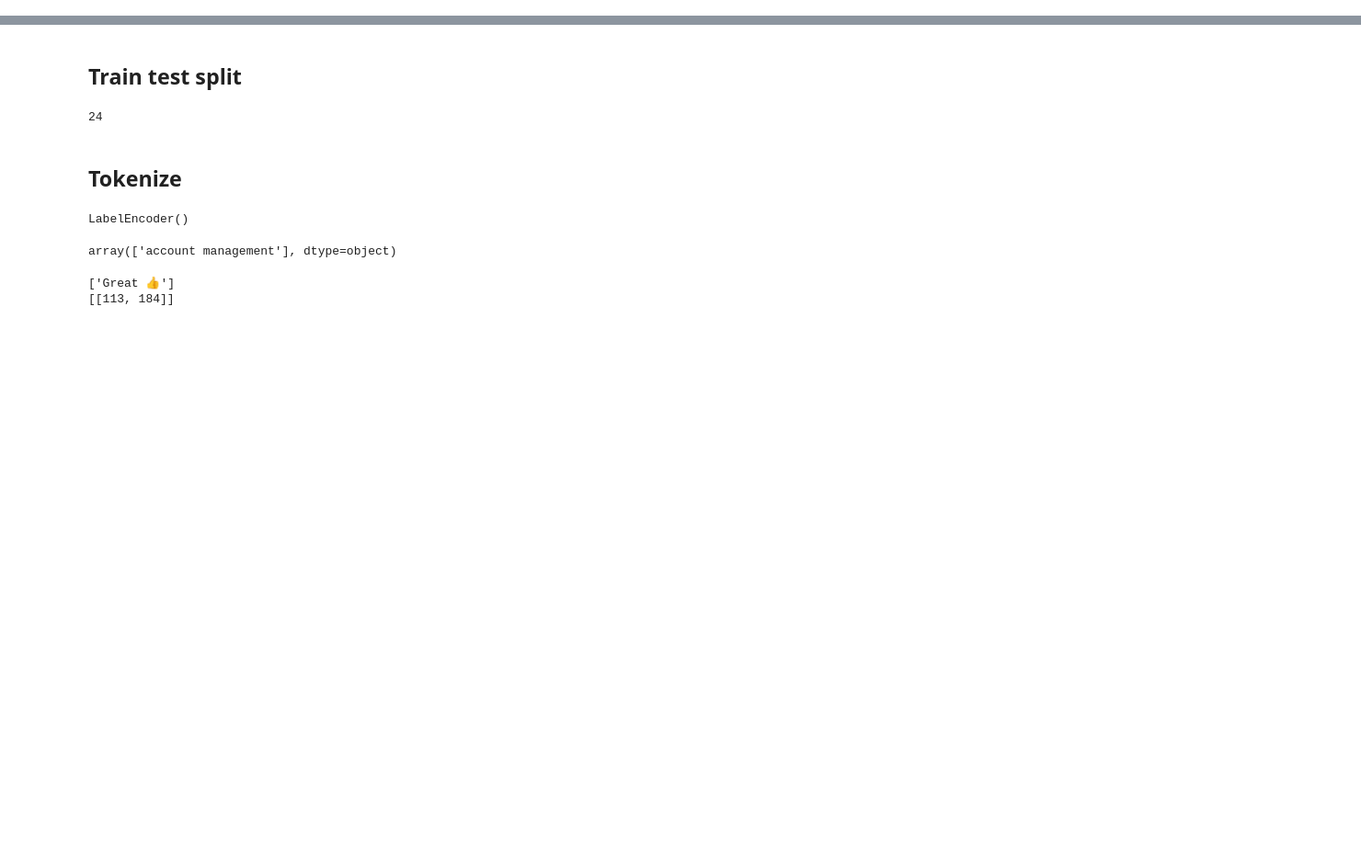
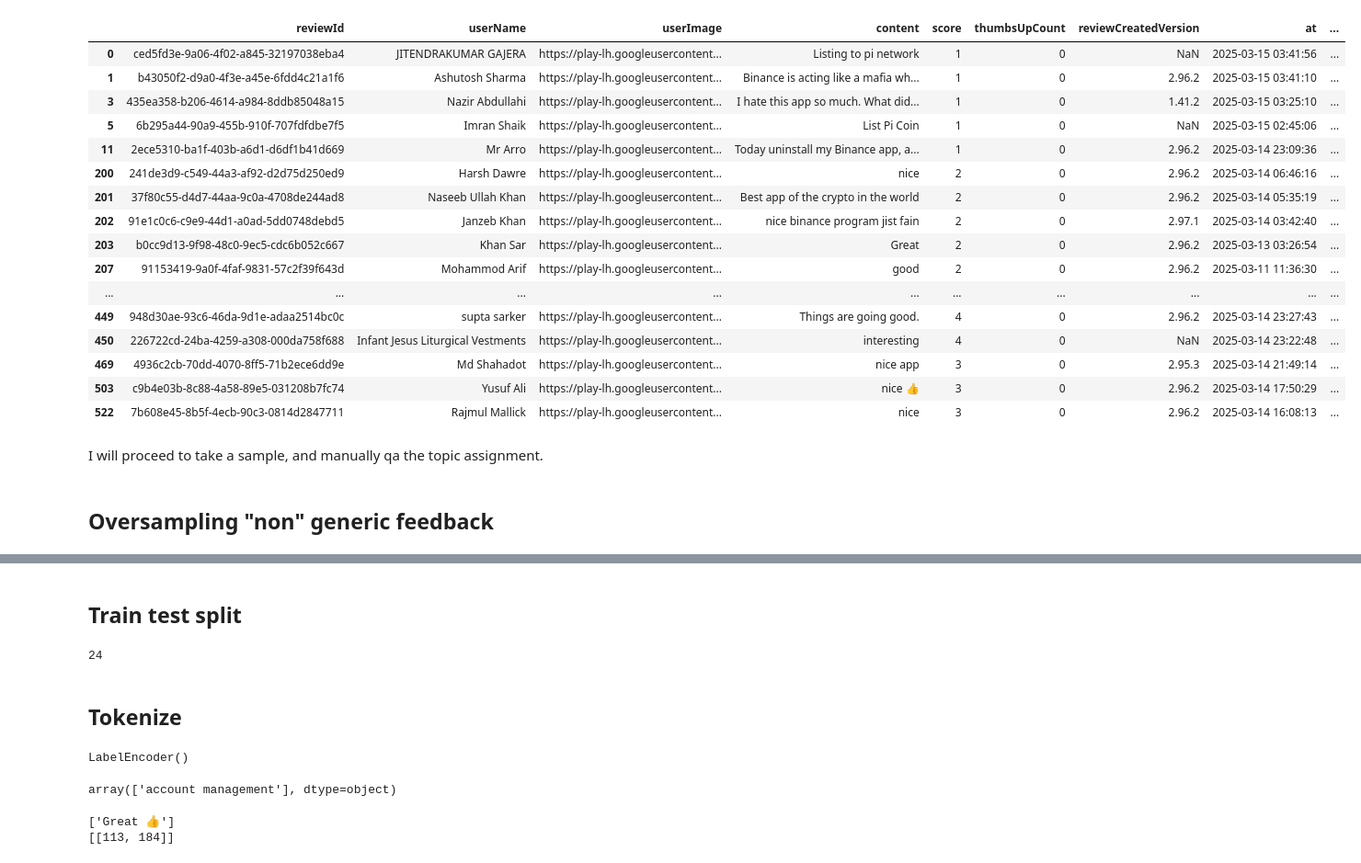
Before and after one commit to JJTorresDS/gptopic, a Jupyter notebook: 3-Topic validation.ipynb, the cells around one changed output, grey strips where cells are left out. Shown: that part at 92% size. Saved outputs shown, nothing was run; the diff lists cells and outputs as text; code cells hidden in the pictures; blank space fills up the shorter version.

```diff
--- a/crypto_apps_topics_jonas.ipynb
+++ b/3-Topic validation.ipynb
@@ -371,0 +9,6 @@ Name: count, dtype: int64
+# %%
+path = "./data/"
+# %%
+df_r = pd.read_csv(path+"/2.crypto_app_reviews_tagged.csv")
+# %%
+df_r = df_r.drop("Unnamed: 0", axis=1)
@@ -371,0 +105,24 @@ Name: count, dtype: int64
+# %%
+df_r[df_r["gemini_llm_topic"] == "Generic feedback"].groupby(["score"]).head()
+# %% [output]
+|  | reviewId | userName | userImage | content | score | thumbsUpCount | reviewCreatedVersion | at | ... |
+| 0 | ced5fd3e-9a06-4f02-a845-32197038eba4 | JITENDRAKUMAR GAJERA | https://play-lh.googleusercontent... | Listing to pi network | 1 | 0 | NaN | 2025-03-15 03:41:56 | ... |
+| 1 | b43050f2-d9a0-4f3e-a45e-6fdd4c21a1f6 | Ashutosh Sharma | https://play-lh.googleusercontent... | Binance is acting like a mafia wh... | 1 | 0 | 2.96.2 | 2025-03-15 03:41:10 | ... |
+| 3 | 435ea358-b206-4614-a984-8ddb85048a15 | Nazir Abdullahi | https://play-lh.googleusercontent... | I hate this app so much. What did... | 1 | 0 | 1.41.2 | 2025-03-15 03:25:10 | ... |
+| 5 | 6b295a44-90a9-455b-910f-707fdfdbe7f5 | Imran Shaik | https://play-lh.googleusercontent... | List Pi Coin | 1 | 0 | NaN | 2025-03-15 02:45:06 | ... |
+| 11 | 2ece5310-ba1f-403b-a6d1-d6df1b41d669 | Mr Arro | https://play-lh.googleusercontent... | Today uninstall my Binance app, a... | 1 | 0 | 2.96.2 | 2025-03-14 23:09:36 | ... |
+| 200 | 241de3d9-c549-44a3-af92-d2d75d250ed9 | Harsh Dawre | https://play-lh.googleusercontent... | nice | 2 | 0 | 2.96.2 | 2025-03-14 06:46:16 | ... |
+| 201 | 37f80c55-d4d7-44aa-9c0a-4708de244ad8 | Naseeb Ullah Khan | https://play-lh.googleusercontent... | Best app of the crypto in the world | 2 | 0 | 2.96.2 | 2025-03-14 05:35:19 | ... |
+| 202 | 91e1c0c6-c9e9-44d1-a0ad-5dd0748debd5 | Janzeb Khan | https://play-lh.googleusercontent... | nice binance program jist fain | 2 | 0 | 2.97.1 | 2025-03-14 03:42:40 | ... |
+| 203 | b0cc9d13-9f98-48c0-9ec5-cdc6b052c667 | Khan Sar | https://play-lh.googleusercontent... | Great | 2 | 0 | 2.96.2 | 2025-03-13 03:26:54 | ... |
+| 207 | 91153419-9a0f-4faf-9831-57c2f39f643d | Mohammod Arif | https://play-lh.googleusercontent... | good | 2 | 0 | 2.96.2 | 2025-03-11 11:36:30 | ... |
+| ... | ... | ... | ... | ... | ... | ... | ... | ... | ... |
+| 449 | 948d30ae-93c6-46da-9d1e-adaa2514bc0c | supta sarker | https://play-lh.googleusercontent... | Things are going good. | 4 | 0 | 2.96.2 | 2025-03-14 23:27:43 | ... |
+| 450 | 226722cd-24ba-4259-a308-000da758f688 | Infant Jesus Liturgical Vestments | https://play-lh.googleusercontent... | interesting | 4 | 0 | NaN | 2025-03-14 23:22:48 | ... |
+| 469 | 4936c2cb-70dd-4070-8ff5-71b2ece6dd9e | Md Shahadot | https://play-lh.googleusercontent... | nice app | 3 | 0 | 2.95.3 | 2025-03-14 21:49:14 | ... |
+| 503 | c9b4e03b-8c88-4a58-89e5-031208b7fc74 | Yusuf Ali | https://play-lh.googleusercontent... | nice 👍 | 3 | 0 | 2.96.2 | 2025-03-14 17:50:29 | ... |
+| 522 | 7b608e45-8b5f-4ecb-90c3-0814d2847711 | Rajmul Mallick | https://play-lh.googleusercontent... | nice | 3 | 0 | 2.96.2 | 2025-03-14 16:08:13 | ... |
+# %% [markdown]
+I will proceed to take a sample, and manually qa the topic assignment.
+# %% [markdown]
+## Oversampling "non" generic feedback
```
Also changed, not shown: parts of 76 cells of this notebook, 23 other files.
